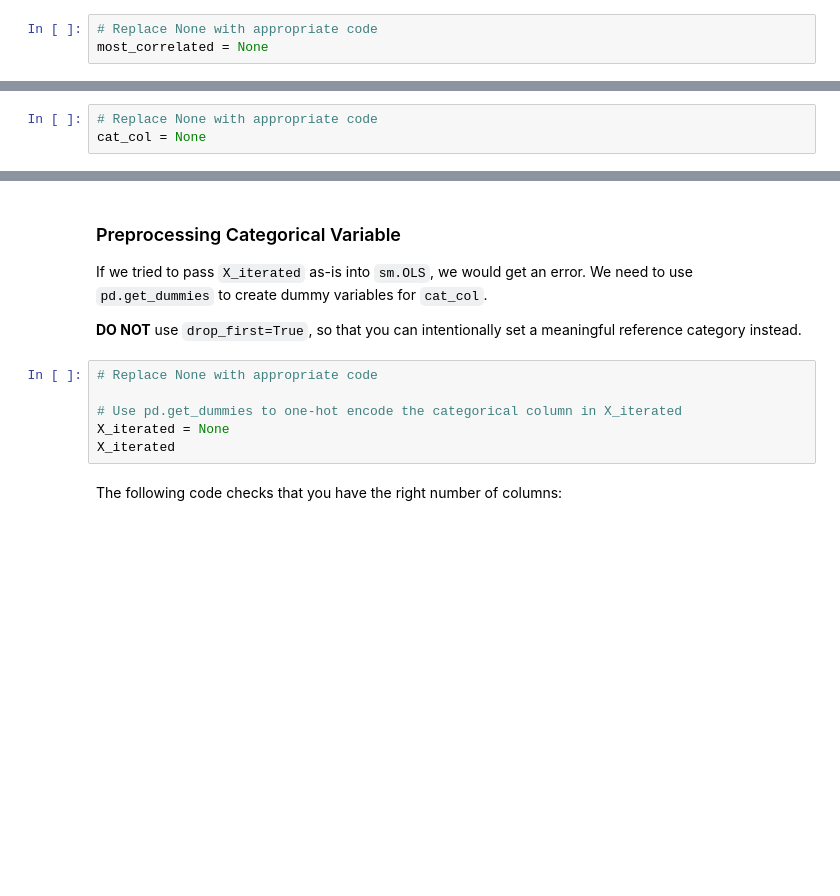
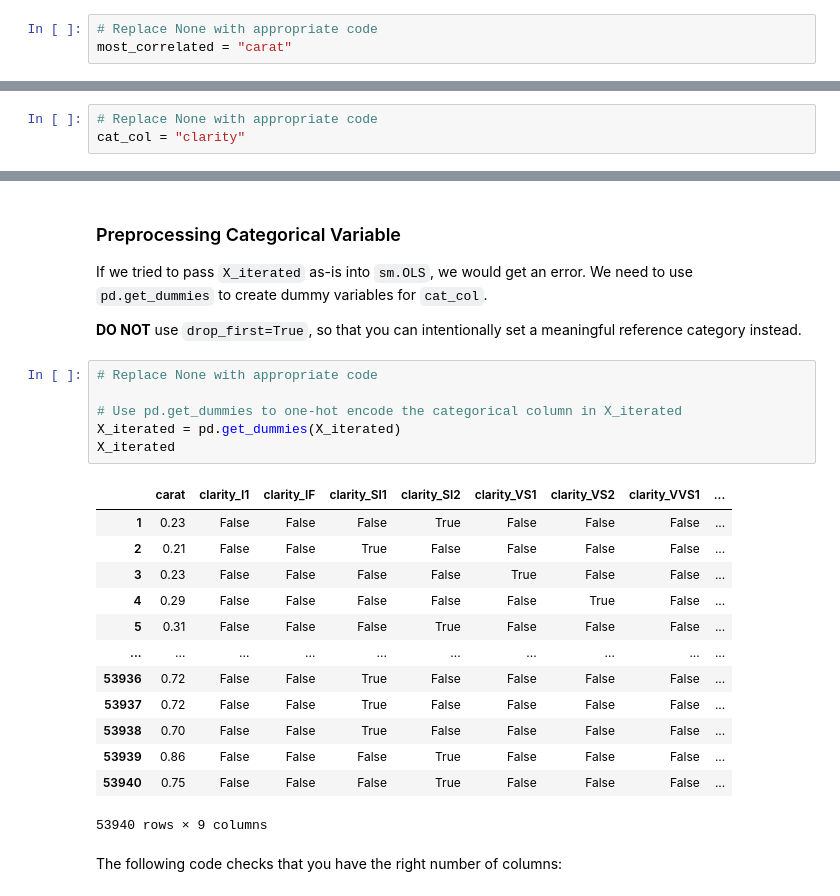
Before and after one commit to learn-co-curriculum/dsc-multiple-regression-cumulative-lab, a Jupyter notebook: index.ipynb, the cells around one changed output, grey strips where cells are left out. Drawn from its saved outputs; the diff is of its cells as text; blank space fills up the shorter version.

```diff
--- a/index.ipynb
+++ b/index.ipynb
@@ -111,7 +150,7 @@ The target variable is `price`. Look at the correlation coefficients for all of
 Identify the name of the predictor column with the strongest correlation below.
 # %%
 # Replace None with appropriate code
-most_correlated = None
+most_correlated = "carat"
 # %% [markdown]
 The following code checks that you specified a column correctly:
 # %%
@@ -212,7 +285,7 @@ for index, feature in enumerate(categorical_features):
 Identify the name of the categorical predictor column you want to use in your model below. The choice here is more open-ended than choosing the numeric predictor above -- choose something that will be interpretable in a final model, and where the different categories seem to have an impact on the price.
 # %%
 # Replace None with appropriate code
-cat_col = None
+cat_col = "clarity"
 # %% [markdown]
 The following code checks that you specified a column correctly:
 # %%
@@ -240,9 +327,23 @@ If we tried to pass `X_iterated` as-is into `sm.OLS`, we would get an error. We
 # %%
 # Replace None with appropriate code
 
 # Use pd.get_dummies to one-hot encode the categorical column in X_iterated
-X_iterated = None
+X_iterated = pd.get_dummies(X_iterated)
 X_iterated
+# %% [output]
+|  | carat | clarity_I1 | clarity_IF | clarity_SI1 | clarity_SI2 | clarity_VS1 | clarity_VS2 | clarity_VVS1 | ... |
+| 1 | 0.23 | False | False | False | True | False | False | False | ... |
+| 2 | 0.21 | False | False | True | False | False | False | False | ... |
+| 3 | 0.23 | False | False | False | False | True | False | False | ... |
+| 4 | 0.29 | False | False | False | False | False | True | False | ... |
+| 5 | 0.31 | False | False | False | True | False | False | False | ... |
+| ... | ... | ... | ... | ... | ... | ... | ... | ... | ... |
+| 53936 | 0.72 | False | False | True | False | False | False | False | ... |
+| 53937 | 0.72 | False | False | True | False | False | False | False | ... |
+| 53938 | 0.70 | False | False | True | False | False | False | False | ... |
+| 53939 | 0.86 | False | False | False | True | False | False | False | ... |
+| 53940 | 0.75 | False | False | False | True | False | False | False | ... |
+53940 rows × 9 columns
 # %% [markdown]
 The following code checks that you have the right number of columns:
 # %%
```
Also changed, not shown: parts of 20 cells of this notebook.
